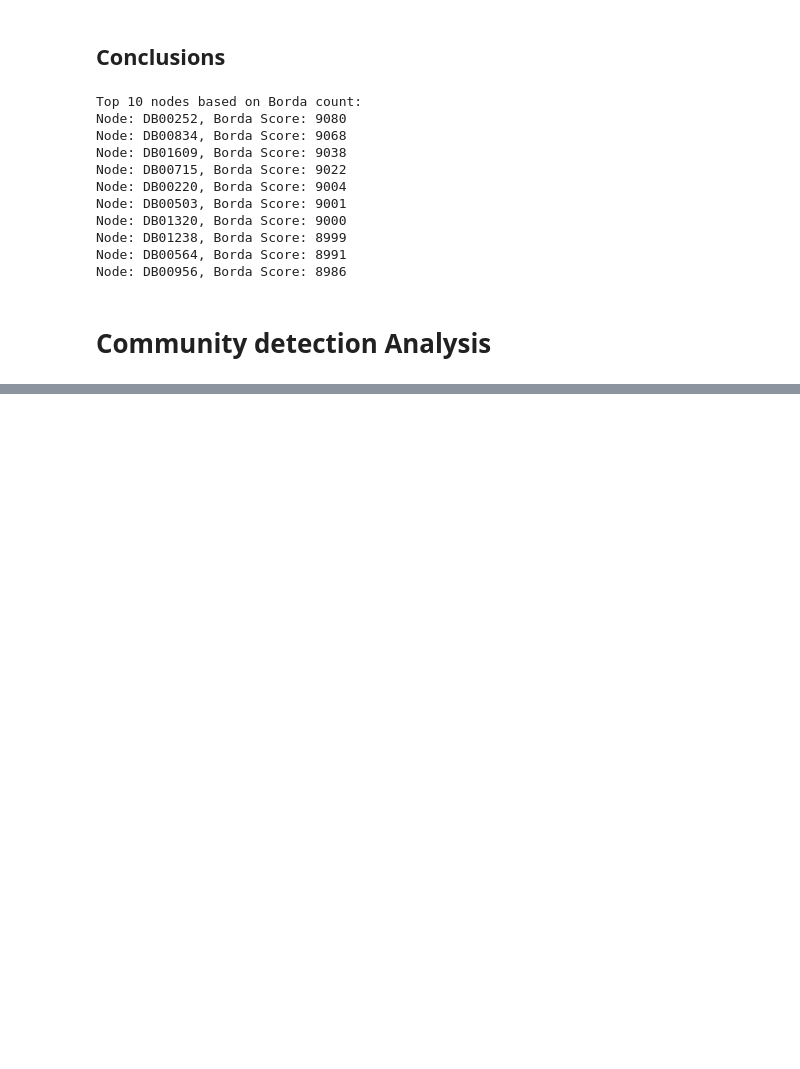
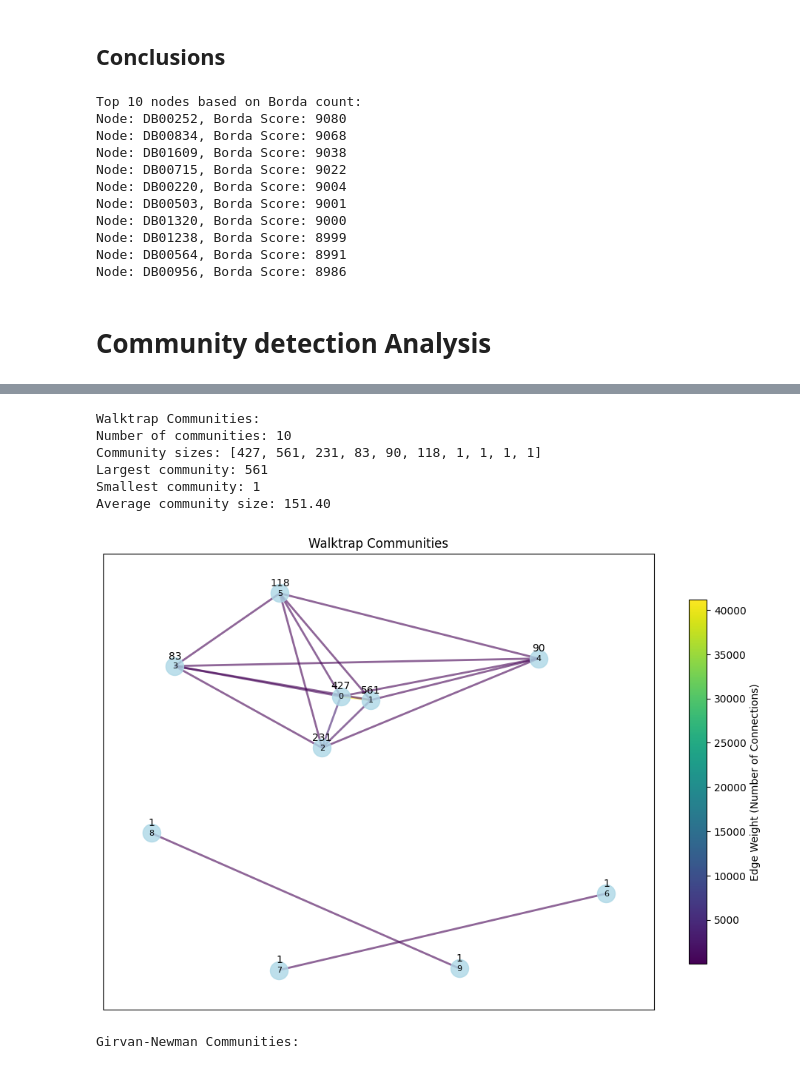
Before and after one commit to kiyoshi2000/GraphMining, a Jupyter notebook: DrugInteraction.ipynb, the cells around one changed output, grey strips where cells are left out. Saved outputs shown, nothing was run; the diff lists cells and outputs as text; code cells hidden in the pictures; blank space fills up the shorter version.

```diff
--- a/DrugInteraction.ipynb
+++ b/DrugInteraction.ipynb
@@ -299,0 +404,46 @@ Node: DB00956, Borda Score: 8986
+# %%
+# 3. Random walk-based approach (Walktrap)
+def walktrap_communities(G, t=50, num_clusters=None):
+    # Step 1: Compute transition probability matrix
+    A = nx.to_numpy_array(G)  # Adjacency matrix
+    d = A.sum(axis=1)  # Degree vector
+    P = (A.T / d).T  # Transition probability matrix
+
+    # Step 2: Compute P^t (t-step transition probability matrix)
+    Pt = np.linalg.matrix_power(P, t)
+
+    # Step 3: Compute the distance metric
+    D_inv_sqrt = np.diag(1 / np.sqrt(d))
+    Pt_transformed = D_inv_sqrt @ Pt  # Normalize
+    distances = np.array([
+        euclidean(Pt_transformed[i], Pt_transformed[j])
+        for i in range(len(G)) for j in range(i + 1, len(G))
+    ])
+
+    # Step 4: Hierarchical clustering
+    linkage_matrix = linkage(distances, method='ward')
+    if num_clusters is None:
+        num_clusters = nx.number_connected_components(G)
+    clusters = fcluster(linkage_matrix, num_clusters, criterion='maxclust')
+
+    # Step 5: Assign nodes to communities
+    community_dict = {}
+    for node, cluster in zip(G.nodes(), clusters):
+        if cluster not in community_dict:
+            community_dict[cluster] = []
+        community_dict[cluster].append(node)
+
+    return list(community_dict.values())
+
+print("Walktrap Communities:")
+walktrap_communities = walktrap_communities(G, num_clusters=10)
+print_community_stats(walktrap_communities)
+plot_aggregated_communities(G, walktrap_communities, "Walktrap Communities")
+# %% [output]
+Walktrap Communities:
+Number of communities: 10
+Community sizes: [427, 561, 231, 83, 90, 118, 1, 1, 1, 1]
+Largest community: 561
+Smallest community: 1
+Average community size: 151.40
+[figure, added]
@@ -299,0 +452,14 @@ Node: DB00956, Borda Score: 8986
+# %%
+# 4. Edge betweenness separation-based approach (Girvan-Newman)
+def girvan_newman_communities(G, k=10):
+    comp = nx.algorithms.community.girvan_newman(G)
+    limited = takewhile(lambda c: len(c) <= k, comp)
+    communities = list(limited)
+    # Select the first level of communities
+    return [list(comm) for comm in next(communities)]
+
+print("Girvan-Newman Communities:")
+girvan_newman_communities = girvan_newman_communities(G)
+print_community_stats(girvan_newman_communities)
+# %% [output]
+Girvan-Newman Communities:
```
Also changed, not shown: parts of 7 cells of this notebook, 1 other file.
